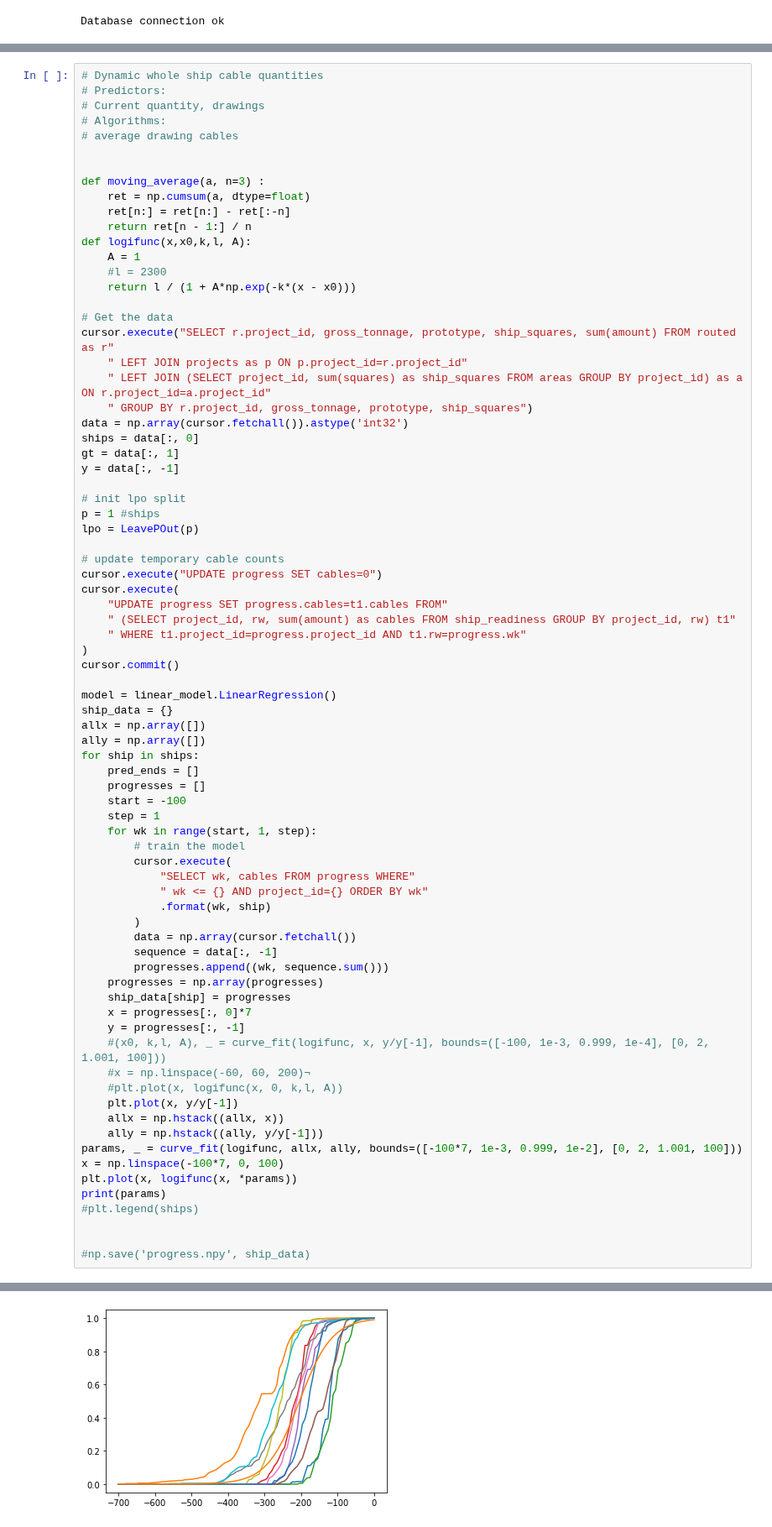
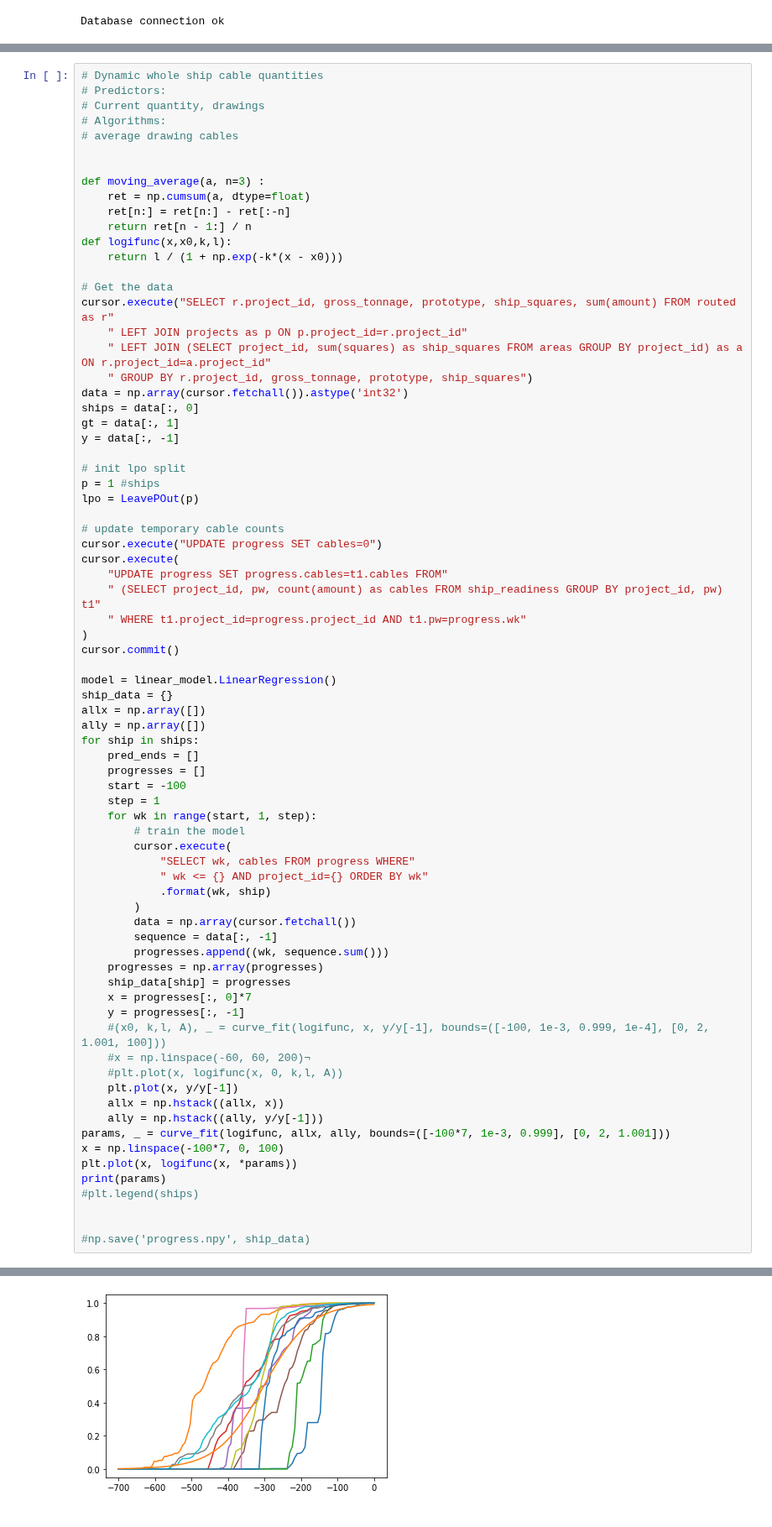
Before and after one commit to Miikkasna/cablepredictions, a Jupyter notebook: testfile.ipynb, the cells around one changed output, grey strips where cells are left out. Shown at 84% size. Cells and saved outputs as stored; diff of their text form.

```diff
--- a/testfile.ipynb
+++ b/testfile.ipynb
@@ -361,10 +361,8 @@ def moving_average(a, n=3) :
     ret = np.cumsum(a, dtype=float)
     ret[n:] = ret[n:] - ret[:-n]
     return ret[n - 1:] / n
-def logifunc(x,x0,k,l, A):
-    A = 1
-    #l = 2300
-    return l / (1 + A*np.exp(-k*(x - x0)))
+def logifunc(x,x0,k,l):
+    return l / (1 + np.exp(-k*(x - x0)))
 
 # Get the data
 cursor.execute("SELECT r.project_id, gross_tonnage, prototype, ship_squares, sum(amount) FROM routed as r"
@@ -384,8 +382,8 @@ lpo = LeavePOut(p)
 cursor.execute("UPDATE progress SET cables=0")
 cursor.execute(
     "UPDATE progress SET progress.cables=t1.cables FROM"
-    " (SELECT project_id, rw, sum(amount) as cables FROM ship_readiness GROUP BY project_id, rw) t1"
-    " WHERE t1.project_id=progress.project_id AND t1.rw=progress.wk"
+    " (SELECT project_id, pw, count(amount) as cables FROM ship_readiness GROUP BY project_id, pw) t1"
+    " WHERE t1.project_id=progress.project_id AND t1.pw=progress.wk"
 )
 cursor.commit()
 
@@ -418,7 +416,7 @@ for ship in ships:
     plt.plot(x, y/y[-1])
     allx = np.hstack((allx, x))
     ally = np.hstack((ally, y/y[-1]))
-params, _ = curve_fit(logifunc, allx, ally, bounds=([-100*7, 1e-3, 0.999, 1e-2], [0, 2, 1.001, 100]))
+params, _ = curve_fit(logifunc, allx, ally, bounds=([-100*7, 1e-3, 0.999], [0, 2, 1.001]))
 x = np.linspace(-100*7, 0, 100)
 plt.plot(x, logifunc(x, *params))
 print(params)
@@ -431,4 +429,4 @@ print(params)
-[figure, old version]
+[figure, new version]
 # %%
 
 # Gaussian process regression
```
Also changed, not shown: parts of 2 cells of this notebook, 6 other files.
